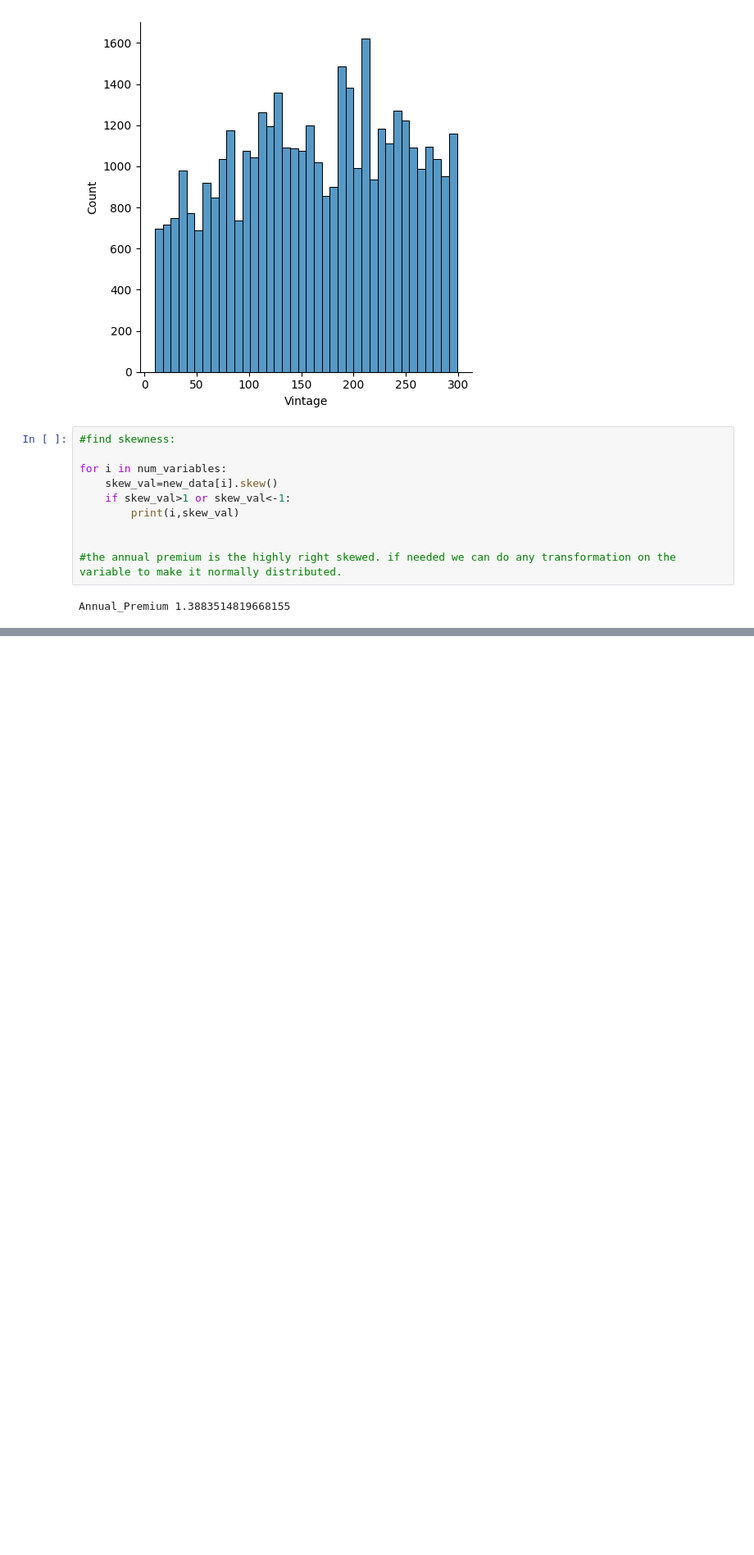
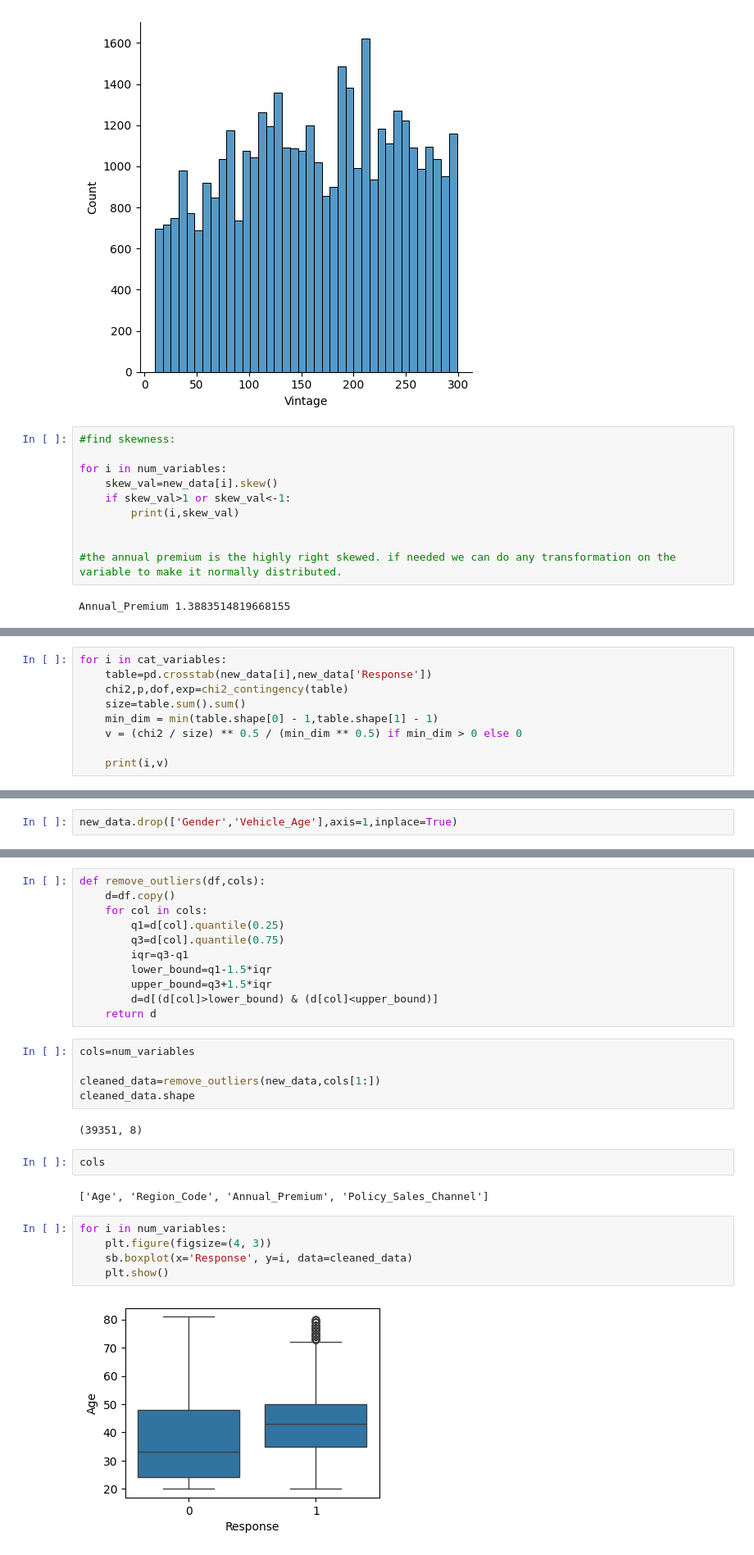
Before and after one commit to NaveenDevlpr/Automobile_Insurance_Analysis, a Jupyter notebook: ai_ml_task.ipynb, the cells around one changed output, grey strips where cells are left out. Shown: that part at 82% size. Drawn from its saved outputs; the diff is of its cells as text; blank space fills up the shorter version.

```diff
--- a/ai_ml_task.ipynb
+++ b/ai_ml_task.ipynb
@@ -142,0 +285,9 @@ target_var=new_data['Response']
+# %%
+for i in cat_variables:
+    table=pd.crosstab(new_data[i],new_data['Response'])
+    chi2,p,dof,exp=chi2_contingency(table)
+    size=table.sum().sum()
+    min_dim = min(table.shape[0] - 1,table.shape[1] - 1)
+    v = (chi2 / size) ** 0.5 / (min_dim ** 0.5) if min_dim > 0 else 0
+
+    print(i,v)
@@ -142,0 +301,2 @@ target_var=new_data['Response']
+# %%
+new_data.drop(['Gender','Vehicle_Age'],axis=1,inplace=True)
@@ -142,0 +336,29 @@ target_var=new_data['Response']
+# %%
+def remove_outliers(df,cols):
+    d=df.copy()
+    for col in cols:
+        q1=d[col].quantile(0.25)
+        q3=d[col].quantile(0.75)
+        iqr=q3-q1
+        lower_bound=q1-1.5*iqr
+        upper_bound=q3+1.5*iqr
+        d=d[(d[col]>lower_bound) & (d[col]<upper_bound)]
+    return d
+# %%
+cols=num_variables
+
+cleaned_data=remove_outliers(new_data,cols[1:])
+cleaned_data.shape
+# %% [output]
+(39351, 8)
+# %%
+cols
+# %% [output]
+['Age', 'Region_Code', 'Annual_Premium', 'Policy_Sales_Channel']
+# %%
+for i in num_variables:
+    plt.figure(figsize=(4, 3))
+    sb.boxplot(x='Response', y=i, data=cleaned_data)
+    plt.show()
+# %% [output]
+[figure, added]
```
Also changed, not shown: parts of 32 cells of this notebook.
